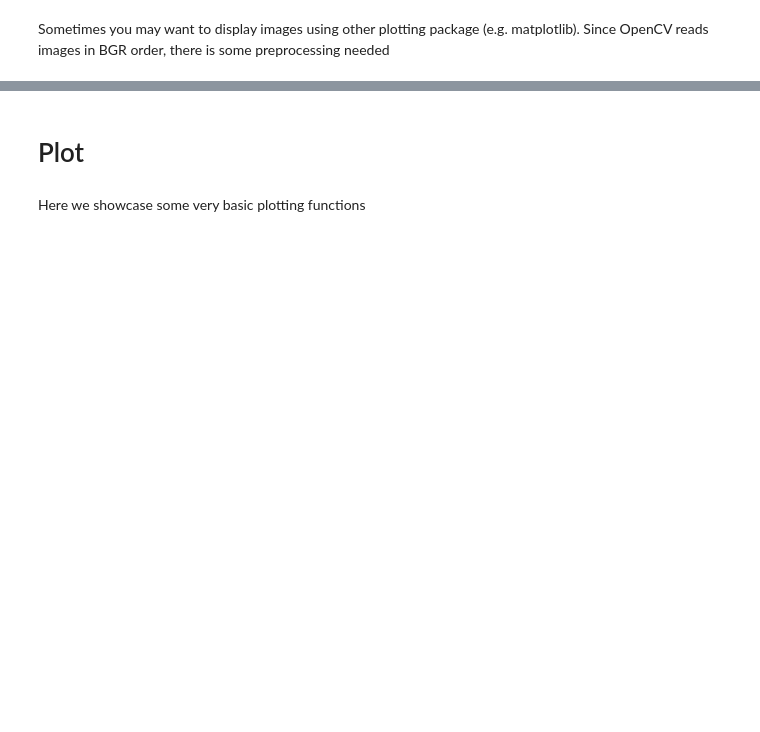
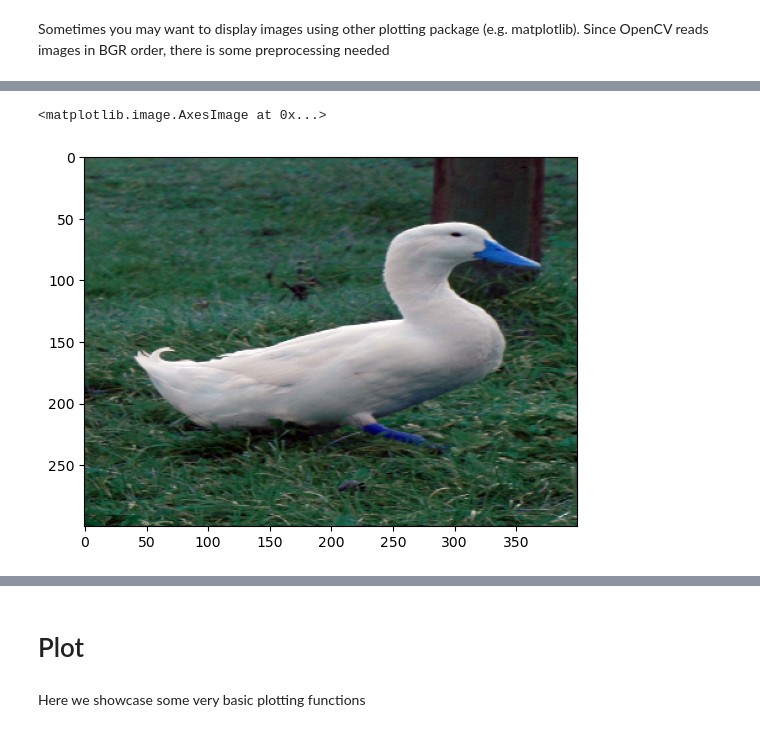
Before and after one commit to Gaurang-1402/Robot-Vision, a Jupyter notebook: Class work/01 Intro to OpenCV/Robot Vision Intro to OpenCV.ipynb, the cells around one changed output, grey strips where cells are left out. Saved outputs shown, nothing was run; the diff lists cells and outputs as text; code cells hidden in the pictures; blank space fills up the shorter version.

```diff
--- a/Class work/01 Intro to OpenCV/Robot Vision Intro to OpenCV.ipynb
+++ b/Class work/01 Intro to OpenCV/Robot Vision Intro to OpenCV.ipynb
@@ -150,7 +167,10 @@ print(img_gray.shape)
 # %%
 # Resize an image
 resized_image = cv2.resize(img, (400,300))
-cv2_imshow(resized_image)
+plt.imshow(resized_image)
+# %% [output]
+<matplotlib.image.AxesImage at 0x...>
+[figure, added]
 # %%
 # Copy an image
 img_copy = img.copy()
```
Also changed, not shown: parts of 14 cells of this notebook, 4 other files.
